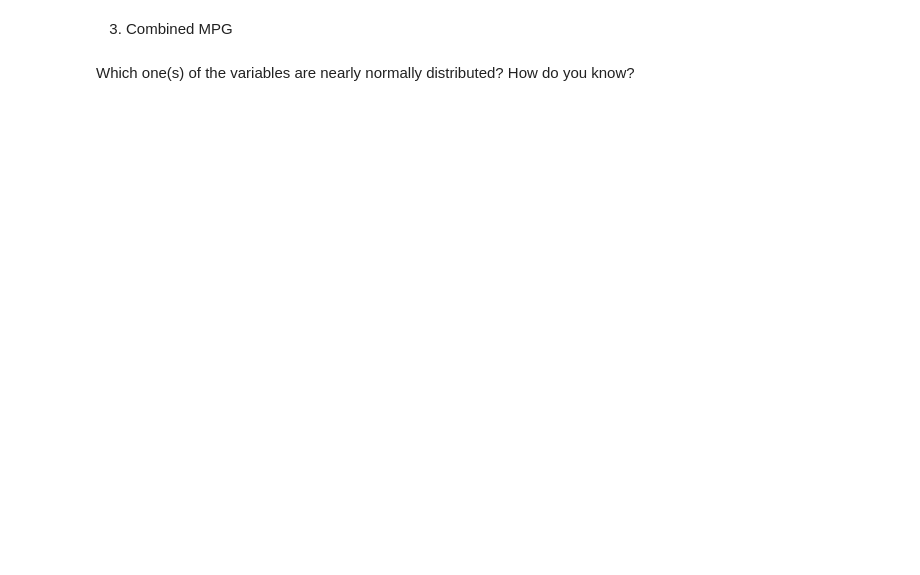
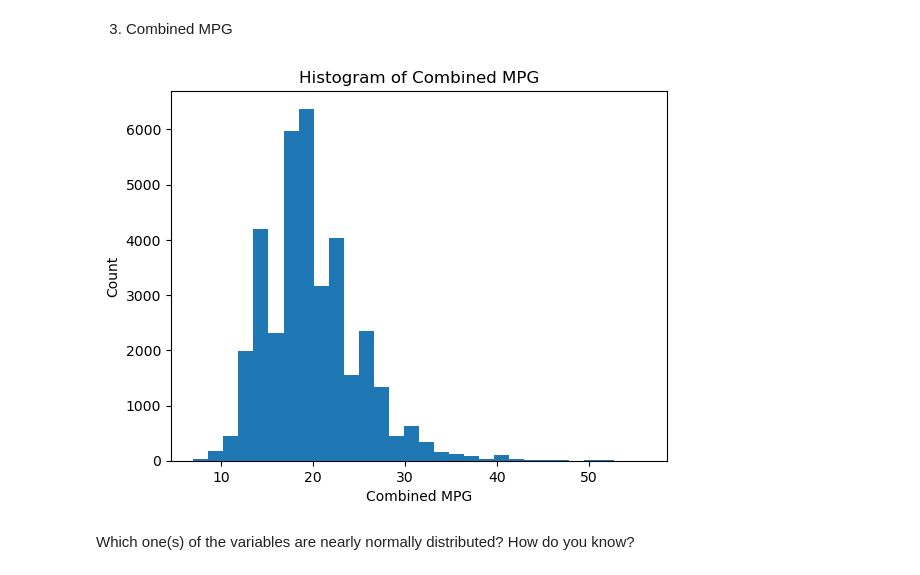
Before and after one commit to vitorferraz19/lab-continuous-probability-distributions-en, a Jupyter notebook: your-code/main.ipynb, the cells around one changed output. Saved outputs shown, nothing was run; the diff lists cells and outputs as text; code cells hidden in the pictures; blank space fills up the shorter version.

```diff
--- a/your-code/main.ipynb
+++ b/your-code/main.ipynb
@@ -218,3 +307,11 @@ Then plot the histograms for the following variables:
+# %%
+plt.hist(df["Combined MPG"], bins=30)
+plt.title("Histogram of Combined MPG")
+plt.xlabel("Combined MPG")
+plt.ylabel("Count")
+plt.show()
+# %% [output]
+[figure, added]
 # %%
 # your code here
 # %%
```
Also changed, not shown: parts of 30 cells of this notebook.
